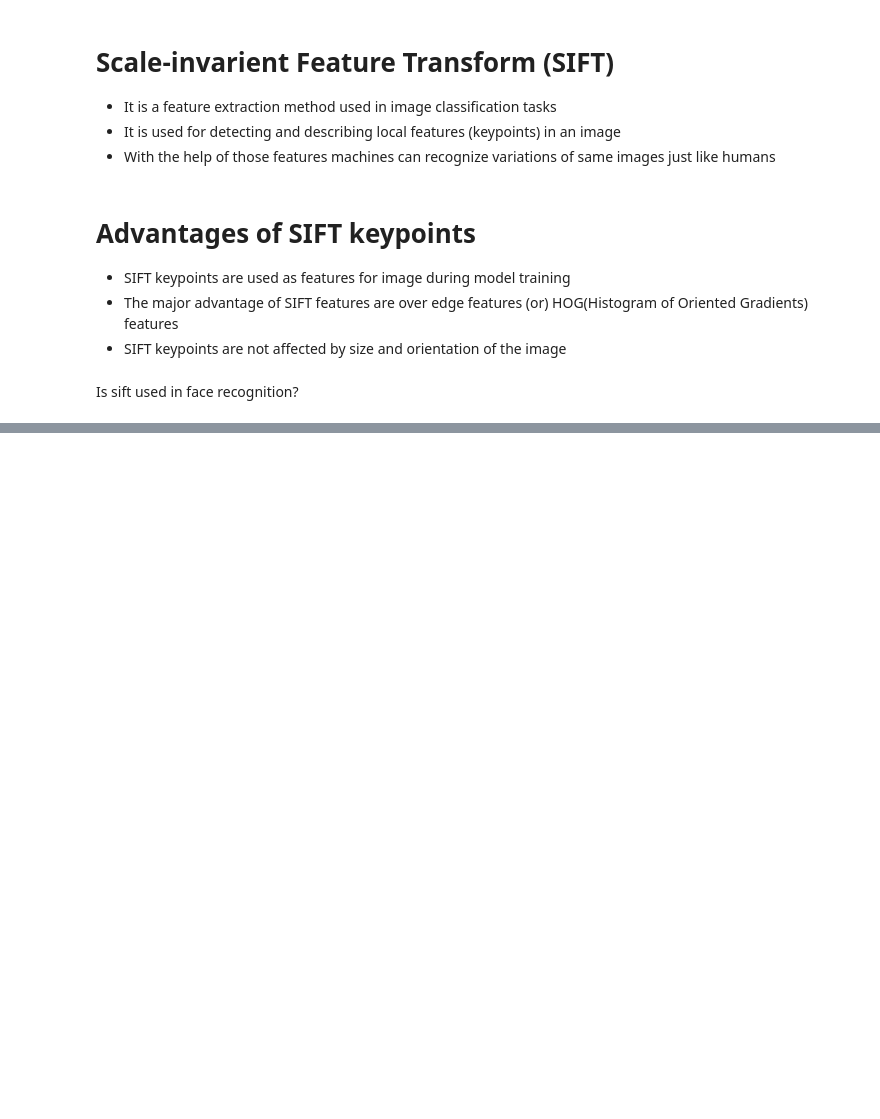
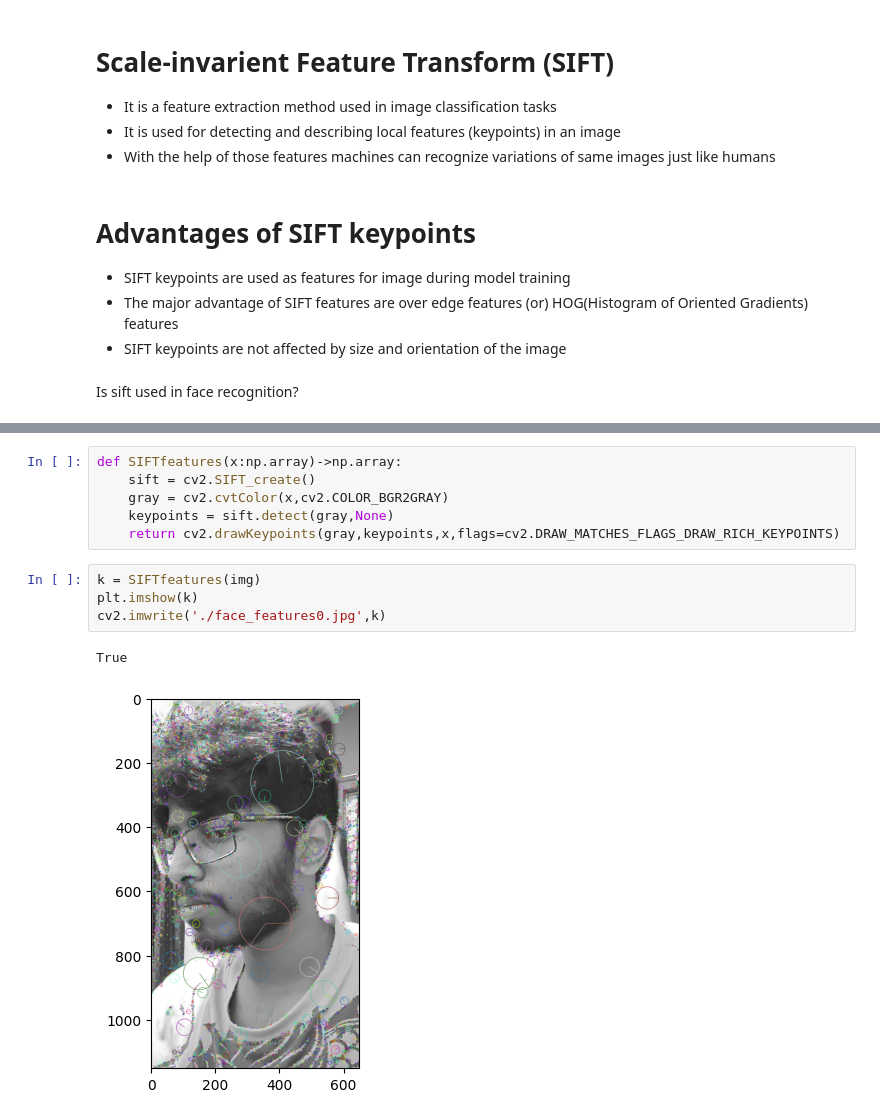
Before and after one commit to Vishwa2684/Computer-Vision, a Jupyter notebook: Object Detection/SIFT/sift.ipynb, the cells around one changed output, grey strips where cells are left out. Cells and saved outputs as stored; diff of their text form; blank space fills up the shorter version.

Commit message:
performed SIFT today

```diff
--- a/Object Detection/SIFT/sift.ipynb
+++ b/Object Detection/SIFT/sift.ipynb
@@ -48,0 +47,13 @@ print(blurred_img.shape)
+# %%
+def SIFTfeatures(x:np.array)->np.array:
+    sift = cv2.SIFT_create()
+    gray = cv2.cvtColor(x,cv2.COLOR_BGR2GRAY)
+    keypoints = sift.detect(gray,None)
+    return cv2.drawKeypoints(gray,keypoints,x,flags=cv2.DRAW_MATCHES_FLAGS_DRAW_RICH_KEYPOINTS)
+# %%
+k = SIFTfeatures(img)
+plt.imshow(k)
+cv2.imwrite('./face_features0.jpg',k)
+# %% [output]
+True
+[figure, added]
```
Also changed, not shown: parts of 6 cells of this notebook, 5 other files.
